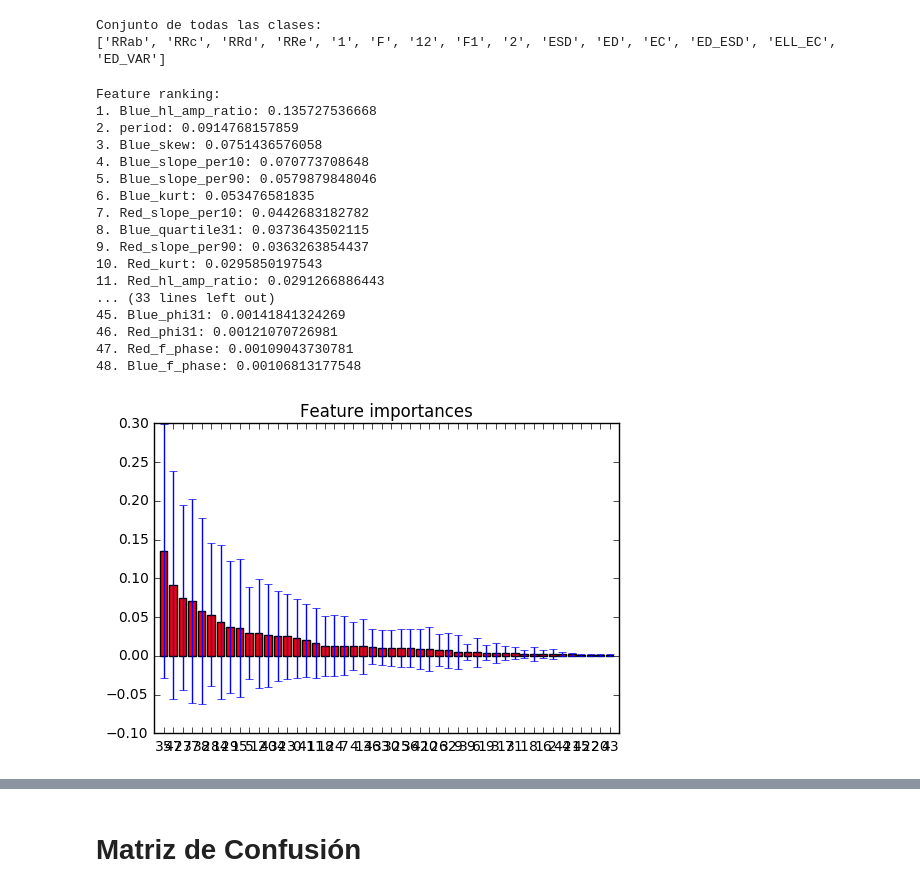
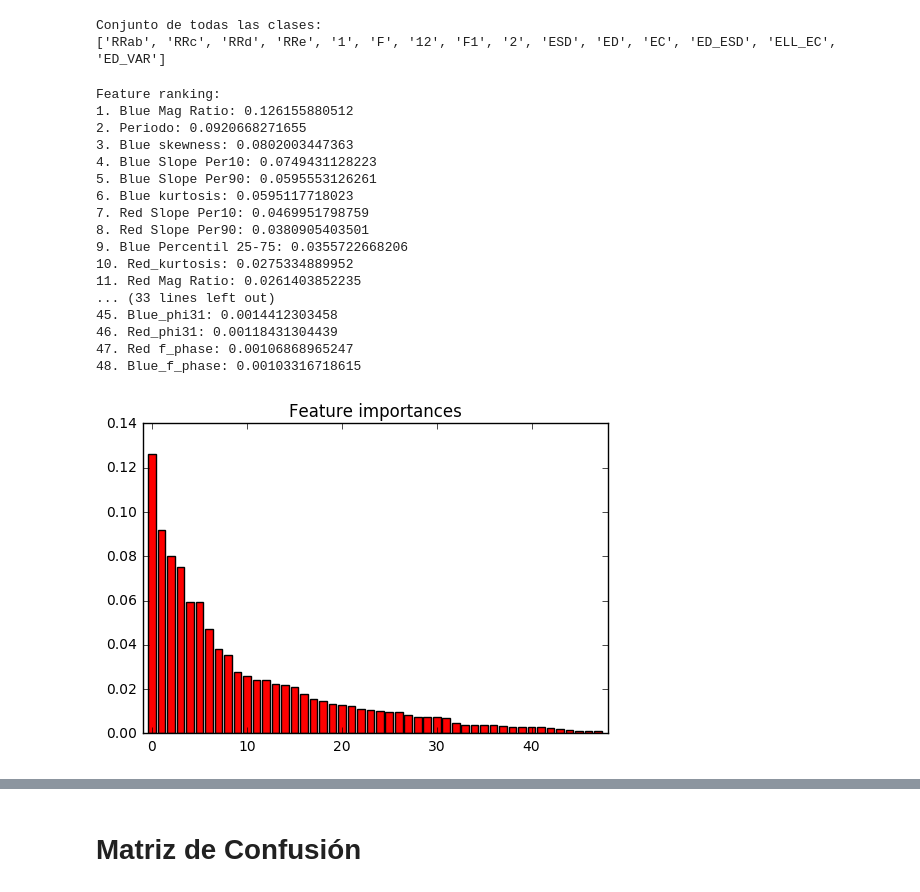
Before and after one commit to nicolasencina/Inteligencia_Proyecto, a Jupyter notebook: Preprocesamiento.ipynb, the cells around one changed output, grey strips where cells are left out. Saved outputs shown, nothing was run; the diff lists cells and outputs as text; code cells hidden in the pictures.

```diff
--- a/Preprocesamiento.ipynb
+++ b/Preprocesamiento.ipynb
@@ -697,17 +669,17 @@ features_names = ['Red_mean', 'Red_std', 'Red_MagRatio', 'Red_amplitude', 'Red_s
 """
 
 
-features_names= ['Red_weighted_mean','Red_weighted_std','Red_MagRatio','Red_amplitude',\
-                  'Red_skew','Red_kurt', 'Red_quartile31', 'Red_stetson', 'Red_eta', 'Red_cusum',\
-                  'Red_shapiro', 'Red_B1std', 'Red_hl_amp_ratio', \
-                  'Red_phase_eta', 'Red_slope_per10', 'Red_slope_per90','Red_phase_cusum', \
-                  'Red_amplitude_f', 'Red_r21', 'Red_r31', 'Red_f_phase', 'Red_phi21', 'Red_phi31', \
-                  'Blue_weighted_mean', 'Blue_weighted_std', 'Blue_MagRatio', 'Blue_amplitude',\
-                  'Blue_skew','Blue_kurt', 'Blue_quartile31', 'Blue_stetson', 'Blue_eta', 'Blue_cusum',\
-                  'Blue_shapiro', 'Blue_B1std','Blue_hl_amp_ratio',\
-                  'Blue_phase_eta', 'Blue_slope_per10', 'Blue_slope_per90','Blue_phase_cusum', \
-                  'Blue_amplitude_f', 'Blue_r21', 'Blue_r31', 'Blue_f_phase', 'Blue_phi21', 'Blue_phi31', \
-                  'B_R', 'period']
+features_names= ['Red Promedio','Red std','Red MagRatio','Red amplitude',\
+                  'Red_skewness','Red_kurtosis', 'Red_Percentil 25-75', 'Red_stetson', 'Red_eta', 'Red Suma',\
+                  'Red Shapiro', 'Red_B1std', 'Red Mag Ratio', \
+                  'Red_phase_eta', 'Red Slope Per10', 'Red Slope Per90','Red_phase_cusum', \
+                  'Red Amplitud H1', 'Red R21', 'Red R31', 'Red f_phase', 'Red_phi21', 'Red_phi31', \
+                  'Blue Promedio', 'Blue Std', 'Blue Mag_Ratio', 'Blue Amplitud',\
+                  'Blue skewness','Blue kurtosis', 'Blue Percentil 25-75', 'Blue Stetson', 'Blue Eta', 'Blue Suma',\
+                  'Blue Shapiro', 'Blue B1std','Blue Mag Ratio',\
+                  'Blue_phase_eta', 'Blue Slope Per10', 'Blue Slope Per90','Blue_phase_cusum', \
+                  'Blue Amplitud H1', 'Blue R21', 'Blue R31', 'Blue_f_phase', 'Blue_phi21', 'Blue_phi31', \
+                  'B-R', 'Periodo']
 
 
 ### Codigo para extraer extraer las subclases de cada una de las tres grandes clases ###
@@ -820,52 +792,52 @@ ax = fig.add_subplot(1, 1, 1)
 ax.scatter(X[:, 0], X[:, 2], c=Y, linewidth=0, alpha=0.5, s=20)
 plt.grid()
 '''
 
 X_train, X_test, Y_train, Y_test = train_test_split(X, Y, train_size=0.25, random_state = True)
 
-clf = RandomForestClassifier(n_estimators=1000, max_depth=None, bootstrap = True, n_jobs = -1)
-clf = clf.fit(X_train, Y_train)
+clf = RandomForestClassifier(n_estimators=650, max_depth=None, bootstrap = True, n_jobs = -1)
+clf.fit(X_train, Y_train)
 Y_pred = clf.predict_proba(X_test)
 
 
 
 importances = clf.feature_importances_
 std = np.std([tree.feature_importances_ for tree in clf.estimators_],
              axis=0)
 indices = np.argsort(importances)[::-1]
 
 # Print the feature ranking
 print("Feature ranking:")
 
 for f in range(X.shape[1]):
 
     #print("%d. feature %d (%f)" % (f + 1, indices[f], importances[indices[f]]))
     print str(f+1)+". "+ features_names[indices[f]] + ": "+str(importances[indices[f]])
 
 # Plot the feature importances of the forest
 plt.figure()
 plt.title("Feature importances")
-plt.bar(range(X.shape[1]), importances[indices],
-       color="r", yerr=std[indices], align="center")
-plt.xticks(range(X.shape[1]), indices)
-plt.xlim([-1, X.shape[1]])
+plt.bar(range(X_test.shape[1]), importances[indices],
+       color="r", align="center")
+#plt.xticks(range(X_test.shape[1]), indices)
+plt.xlim([-1, X_test.shape[1]])
 plt.show()
 # %% [output]
 Feature ranking:
-1. Blue_hl_amp_ratio: 0.135727536668
-2. period: 0.0914768157859
-3. Blue_skew: 0.0751436576058
-4. Blue_slope_per10: 0.070773708648
-5. Blue_slope_per90: 0.0579879848046
-6. Blue_kurt: 0.053476581835
-7. Red_slope_per10: 0.0442683182782
-8. Blue_quartile31: 0.0373643502115
-9. Red_slope_per90: 0.0363263854437
-10. Red_kurt: 0.0295850197543
-11. Red_hl_amp_ratio: 0.0291266886443
+1. Blue Mag Ratio: 0.126155880512
+2. Periodo: 0.0920668271655
+3. Blue skewness: 0.0802003447363
+4. Blue Slope Per10: 0.0749431128223
+5. Blue Slope Per90: 0.0595553126261
+6. Blue kurtosis: 0.0595117718023
+7. Red Slope Per10: 0.0469951798759
+8. Red Slope Per90: 0.0380905403501
+9. Blue Percentil 25-75: 0.0355722668206
+10. Red_kurtosis: 0.0275334889952
+11. Red Mag Ratio: 0.0261403852235
 ... (33 lines left out)
-45. Blue_phi31: 0.00141841324269
-46. Red_phi31: 0.00121070726981
-47. Red_f_phase: 0.00109043730781
-48. Blue_f_phase: 0.00106813177548
+45. Blue_phi31: 0.0014412303458
+46. Red_phi31: 0.00118431304439
+47. Red f_phase: 0.00106868965247
+48. Blue_f_phase: 0.00103316718615
-[figure, old version]
+[figure, new version]
```
Also changed, not shown: parts of 10 cells of this notebook, 2 other files.
